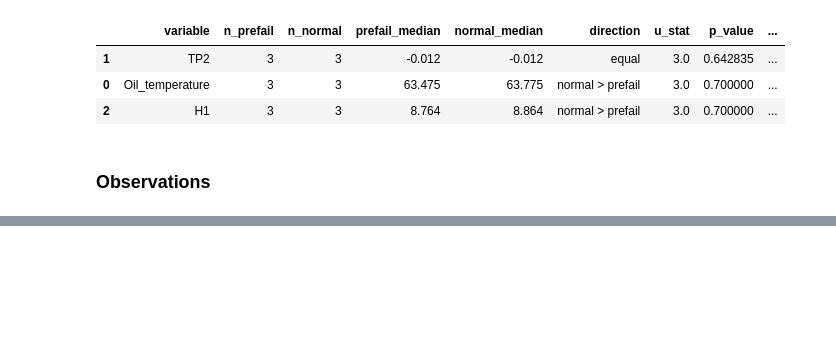
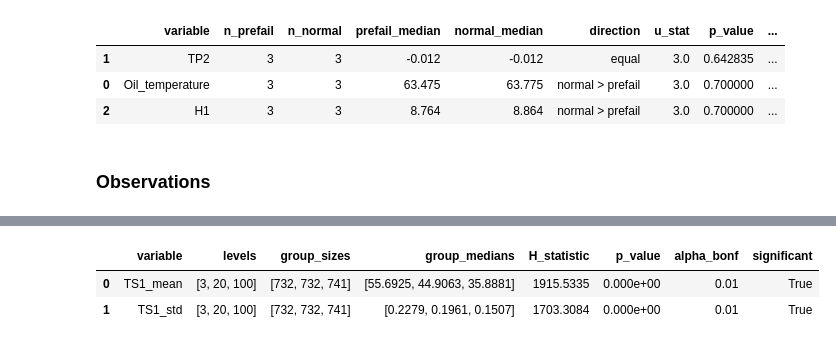
Before and after one commit to Vanya2307/Predictive-Maintenance-Fluid-Systems, a Jupyter notebook: drafts/03_draft_scratchpad.ipynb, the cells around one changed output, grey strips where cells are left out. Drawn from its saved outputs; the diff is of its cells as text; code cells hidden in the pictures; blank space fills up the shorter version.

```diff
--- a/drafts/03_draft_scratchpad.ipynb
+++ b/drafts/03_draft_scratchpad.ipynb
@@ -679,0 +741,43 @@ At this stage, the MetroPT-3 evidence is therefore better interpreted as directi
+# %%
+# Kruskal-Wallis on TS1_mean and TS1_std by cooler_condition
+# Global Bonferroni correction across k = 5 primary hydraulic tests
+
+GLOBAL_K = 5
+GLOBAL_ALPHA = 0.05 / GLOBAL_K  # 0.010
+
+cooler_features = ['TS1_mean', 'TS1_std']
+cooler_levels = sorted(hydraulics['cooler_condition'].unique())
+
+cooler_kw_results = []
+
+for var in cooler_features:
+    groups = [
+        hydraulics.loc[hydraulics['cooler_condition'] == lvl, var].dropna()
+        for lvl in cooler_levels
+    ]
+    stat, p = kruskal(*groups)
+
+    cooler_kw_results.append({
+        'variable': var,
+        'levels': cooler_levels,
+        'group_sizes': [len(g) for g in groups],
+        'group_medians': [g.median() for g in groups],
+        'H_statistic': stat,
+        'p_value': p,
+        'alpha_bonf': GLOBAL_ALPHA,
+        'significant': p < GLOBAL_ALPHA,
+    })
+
+cooler_kw_df = pd.DataFrame(cooler_kw_results)
+# Clean display formatting
+cooler_kw_df['group_medians'] = cooler_kw_df['group_medians'].apply(
+    lambda vals: [round(v, 4) for v in vals]
+)
+cooler_kw_df['H_statistic'] = cooler_kw_df['H_statistic'].round(4)
+cooler_kw_df['p_value'] = cooler_kw_df['p_value'].apply(lambda p: f"{p:.3e}")
+
+cooler_kw_df
+# %% [output]
+|  | variable | levels | group_sizes | group_medians | H_statistic | p_value | alpha_bonf | significant |
+| 0 | TS1_mean | [3, 20, 100] | [732, 732, 741] | [55.6925, 44.9063, 35.8881] | 1915.5335 | 0.000e+00 | 0.01 | True |
+| 1 | TS1_std | [3, 20, 100] | [732, 732, 741] | [0.2279, 0.1961, 0.1507] | 1703.3084 | 0.000e+00 | 0.01 | True |
```
Also changed, not shown: parts of 33 cells of this notebook, 3 other files.
